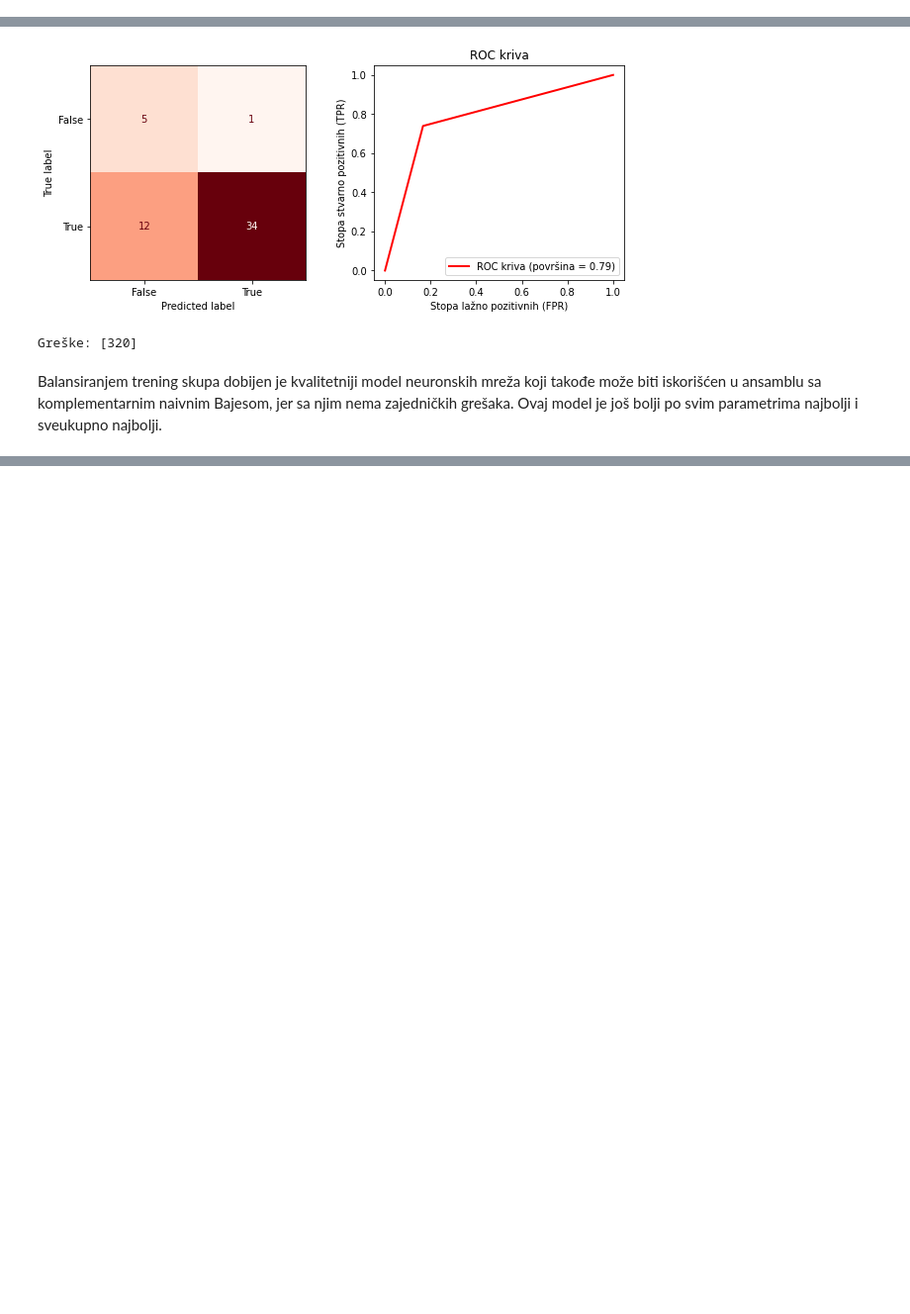
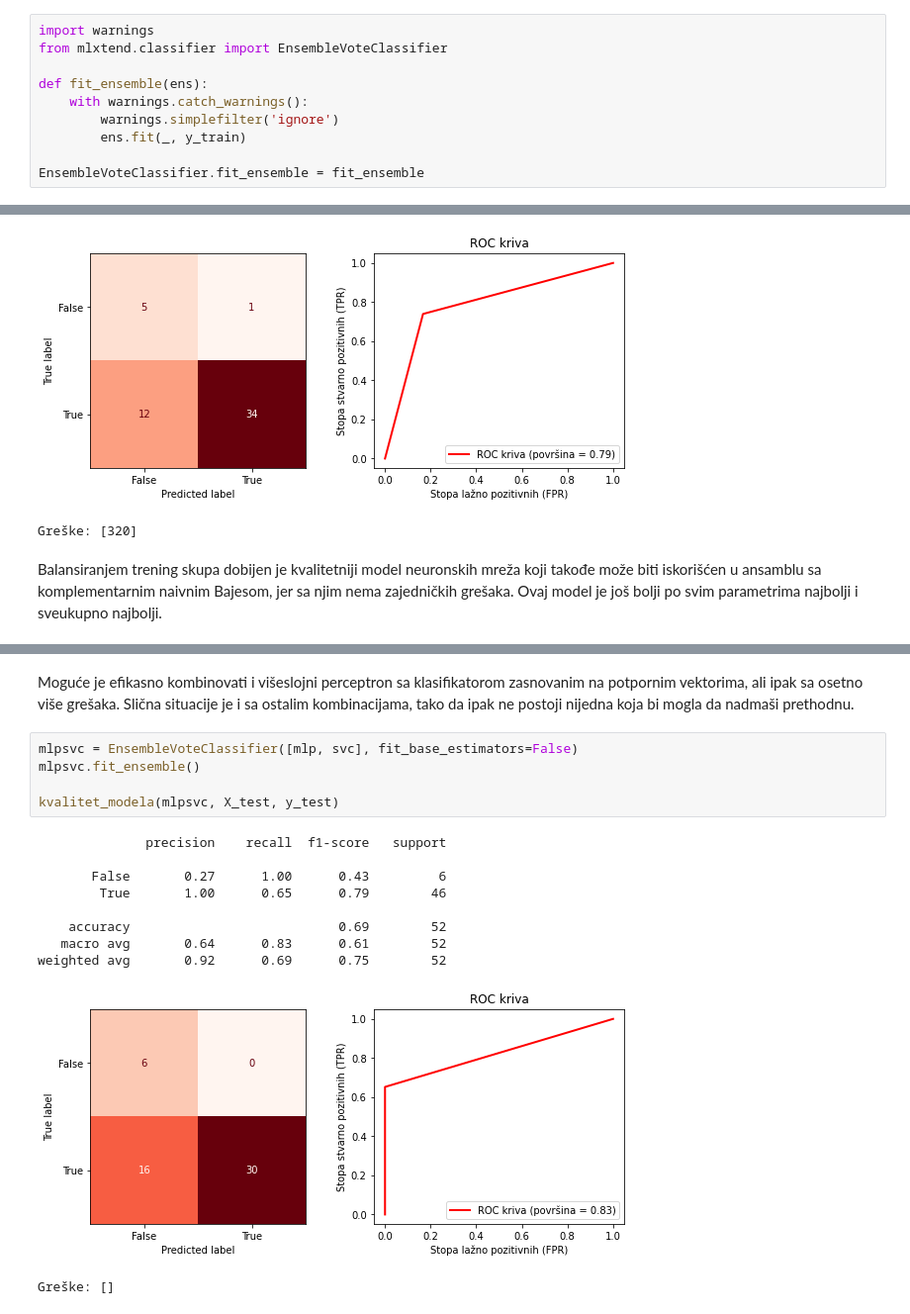
Before and after one commit to matfija/Elektrokonverzija, a Jupyter notebook: elektroklasifikacija.ipynb, the cells around one changed output, grey strips where cells are left out. Shown at 99% size. Cells and saved outputs as stored; diff of their text form; blank space fills up the shorter version.

```diff
--- a/elektroklasifikacija.ipynb
+++ b/elektroklasifikacija.ipynb
@@ -483,6 +483,16 @@ weighted avg       0.86      0.73      0.78        52
 Greške: [ 6 63]
 # %% [markdown]
 ## Ansambl metoda
+# %%
+import warnings
+from mlxtend.classifier import EnsembleVoteClassifier
+
+def fit_ensemble(ens):
+    with warnings.catch_warnings():
+        warnings.simplefilter('ignore')
+        ens.fit(_, y_train)
+
+EnsembleVoteClassifier.fit_ensemble = fit_ensemble
 # %% [markdown]
 Kako su se dosad slučajna šuma i komplementarni naivni Bajes prikazali kao relativno uspešni, a pritom prave samo jednu zajedničku grešku, ima smisla napraviti **ansambl** koji spaja ova dva klasifikatora. Za funkciju odlučivanja može se uzeti pomnožena funkcija odlučivanja ova dva klasifikatora – pacijentu se dodeljuje klasa True samo ako oba člana ansambla tako misle. Ovo je po svim parametrima najbolji rezultat trenutno.
 # %%
@@ -528,3 +529,21 @@ kvalitet_modela(mlpcnb, X_test, y_test)
 weighted avg       0.94      0.87      0.88        52
 [figure]
 Greške: []
+# %% [markdown]
+Moguće je efikasno kombinovati i višeslojni perceptron sa klasifikatorom zasnovanim na potpornim vektorima, ali ipak sa osetno više grešaka. Slična situacije je i sa ostalim kombinacijama, tako da ipak ne postoji nijedna koja bi mogla da nadmaši prethodnu.
+# %%
+mlpsvc = EnsembleVoteClassifier([mlp, svc], fit_base_estimators=False)
+mlpsvc.fit_ensemble()
+
+kvalitet_modela(mlpsvc, X_test, y_test)
+# %% [output]
+              precision    recall  f1-score   support
+
+       False       0.27      1.00      0.43         6
+        True       1.00      0.65      0.79        46
+
+    accuracy                           0.69        52
+   macro avg       0.64      0.83      0.61        52
+weighted avg       0.92      0.69      0.75        52
+[figure, added]
+Greške: []
```
Also changed, not shown: parts of 4 cells of this notebook.
